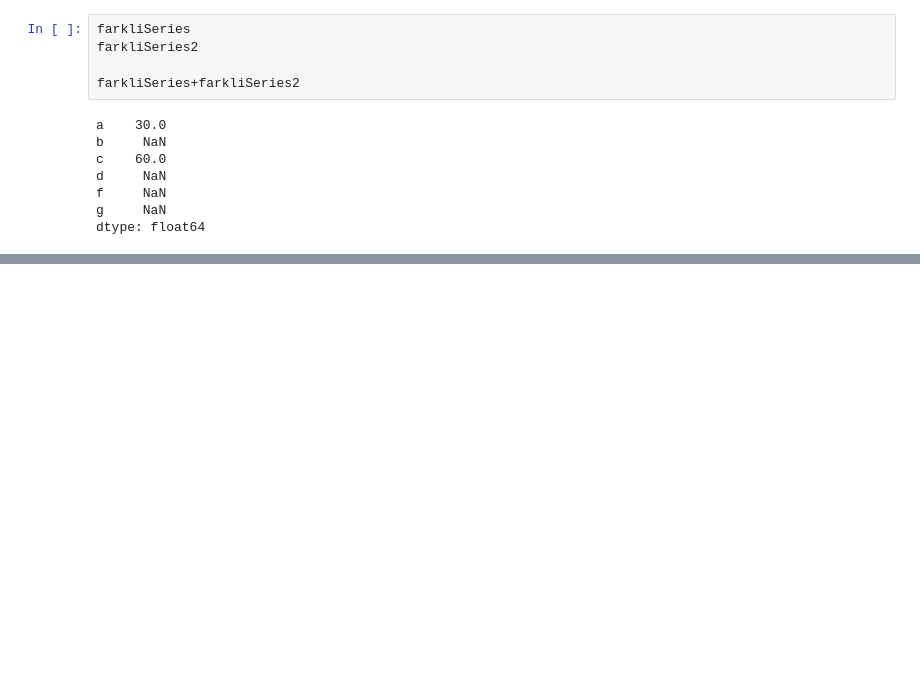
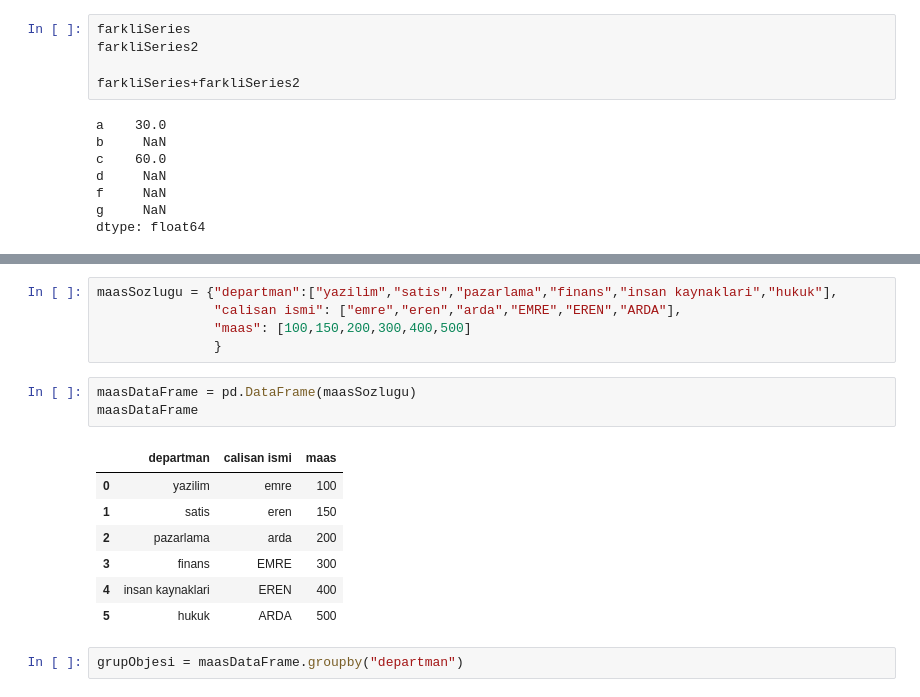
Before and after one commit to EmreUludag0/BTK-VeriBilimiPythonTensorflow, a Jupyter notebook: pandas.ipynb, the cells around one changed output, grey strips where cells are left out. Saved outputs shown, nothing was run; the diff lists cells and outputs as text; blank space fills up the shorter version.

```diff
--- a/pandas.ipynb
+++ b/pandas.ipynb
@@ -72,0 +261,18 @@ dtype: float64
+# %%
+maasSozlugu = {"departman":["yazilim","satis","pazarlama","finans","insan kaynaklari","hukuk"],
+               "calisan ismi": ["emre","eren","arda","EMRE","EREN","ARDA"],
+               "maas": [100,150,200,300,400,500]
+               }
+# %%
+maasDataFrame = pd.DataFrame(maasSozlugu)
+maasDataFrame
+# %% [output]
+|  | departman | calisan ismi | maas |
+| 0 | yazilim | emre | 100 |
+| 1 | satis | eren | 150 |
+| 2 | pazarlama | arda | 200 |
+| 3 | finans | EMRE | 300 |
+| 4 | insan kaynaklari | EREN | 400 |
+| 5 | hukuk | ARDA | 500 |
+# %%
+grupObjesi = maasDataFrame.groupby("departman")
```
Also changed, not shown: parts of 53 cells of this notebook, 5 other files.
